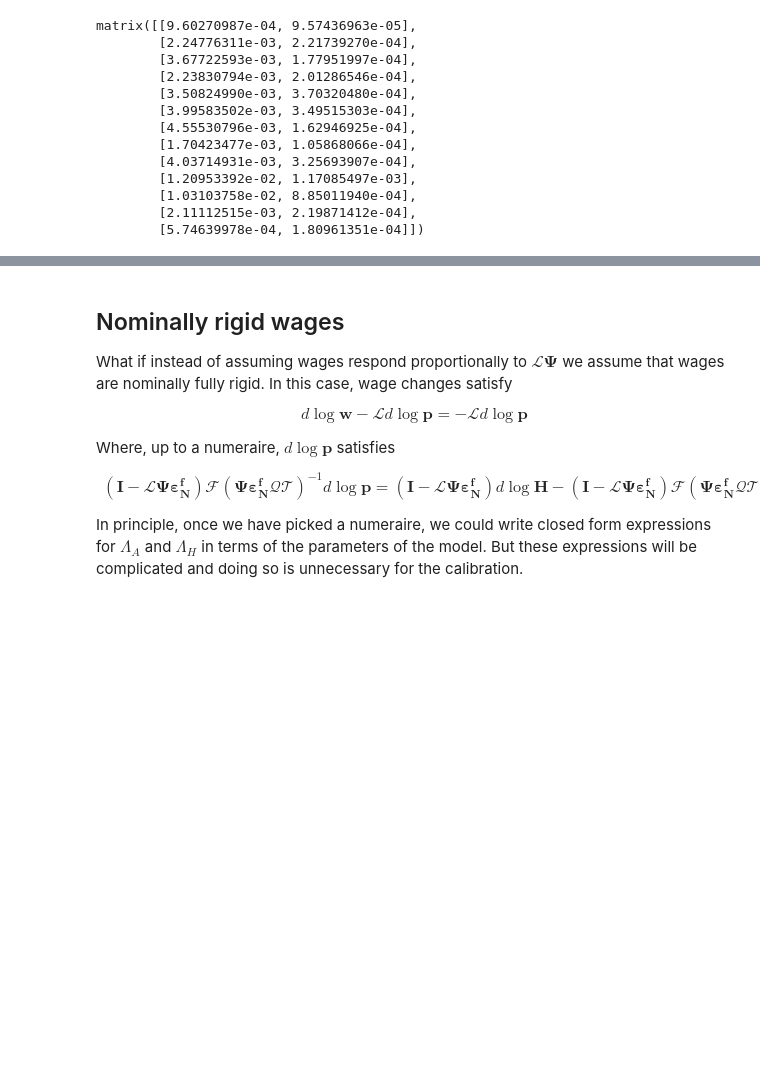
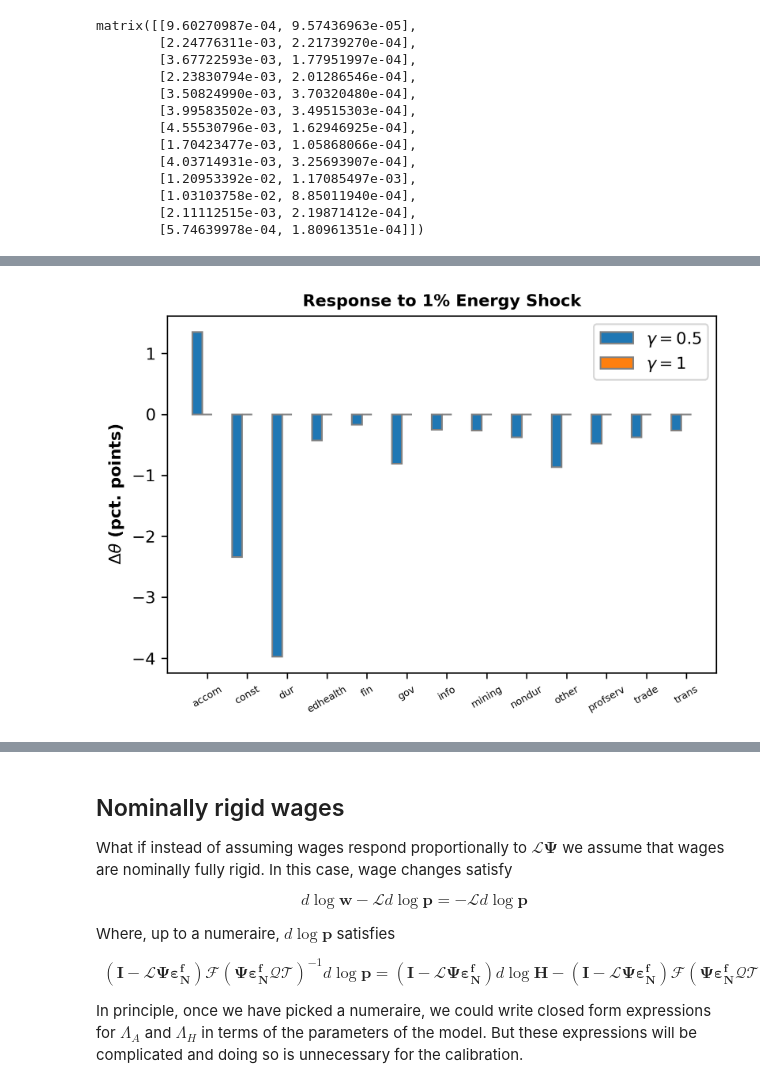
Before and after one commit to hs97/UnemploymentNetwork, a Jupyter notebook: new_code/calib2_energy_shock.ipynb, the cells around one changed output, grey strips where cells are left out. Cells and saved outputs as stored; diff of their text form; code cells hidden in the pictures; blank space fills up the shorter version.

Commit message:
update energy

```diff
--- a/new_code/calib2_energy_shock.ipynb
+++ b/new_code/calib2_energy_shock.ipynb
@@ -518,0 +265,9 @@ bar_plot(100*sectorY_vec, sector_names, title, xlab, ylab, labels, save_path, ro
+# %%
+title = f'Response to 1% Energy Shock'
+xlab = ''
+ylab = '$\Delta \\theta$ (pct. points)'
+save_path = f'../output/figures/A{A_spec}_EshockT_MP_calib2.png'
+labels = ['$\gamma = 0.5$', '$\gamma = 1$']
+bar_plot(100*occT_vec, occupation_names, title, xlab, ylab, labels, save_path, rotation=30, fontsize=10, barWidth = 0.25, dpi=300)
+# %% [output]
+[figure, added]
```
Also changed, not shown: parts of 74 cells of this notebook, 6 other files.
